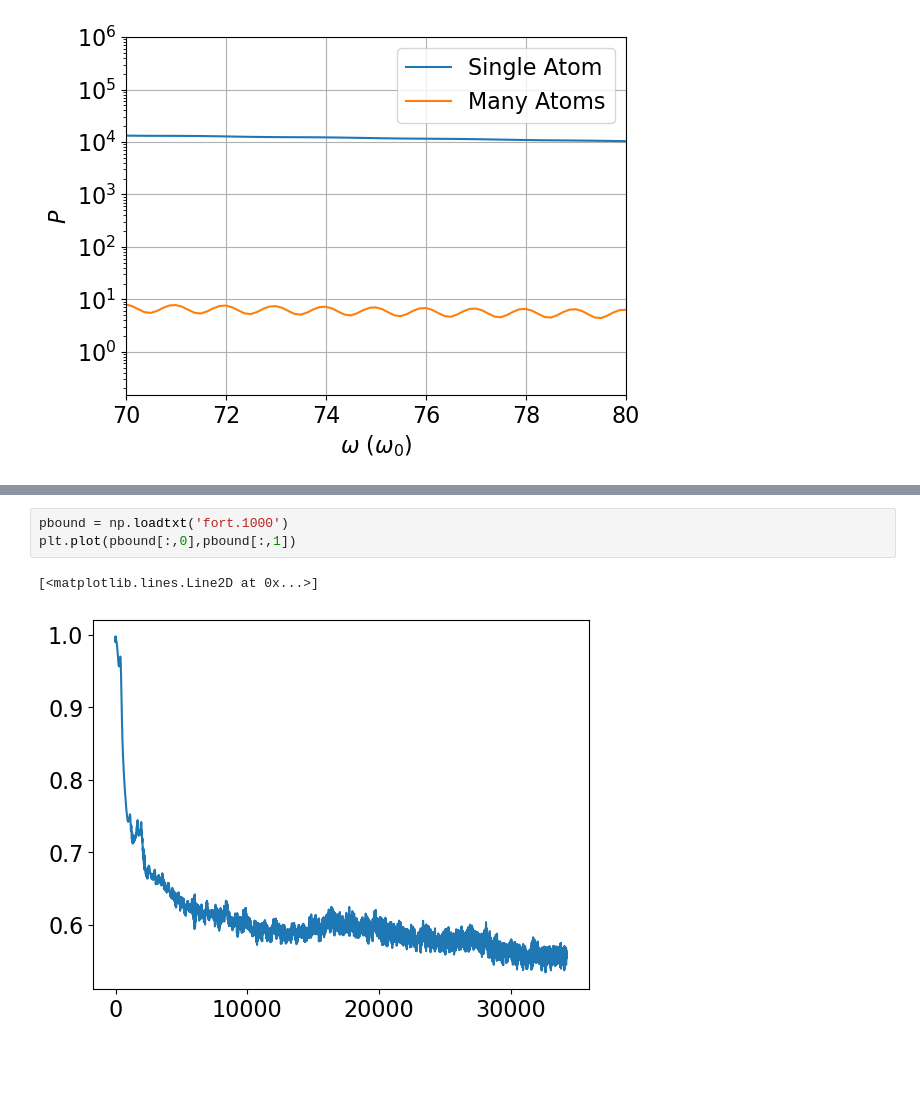
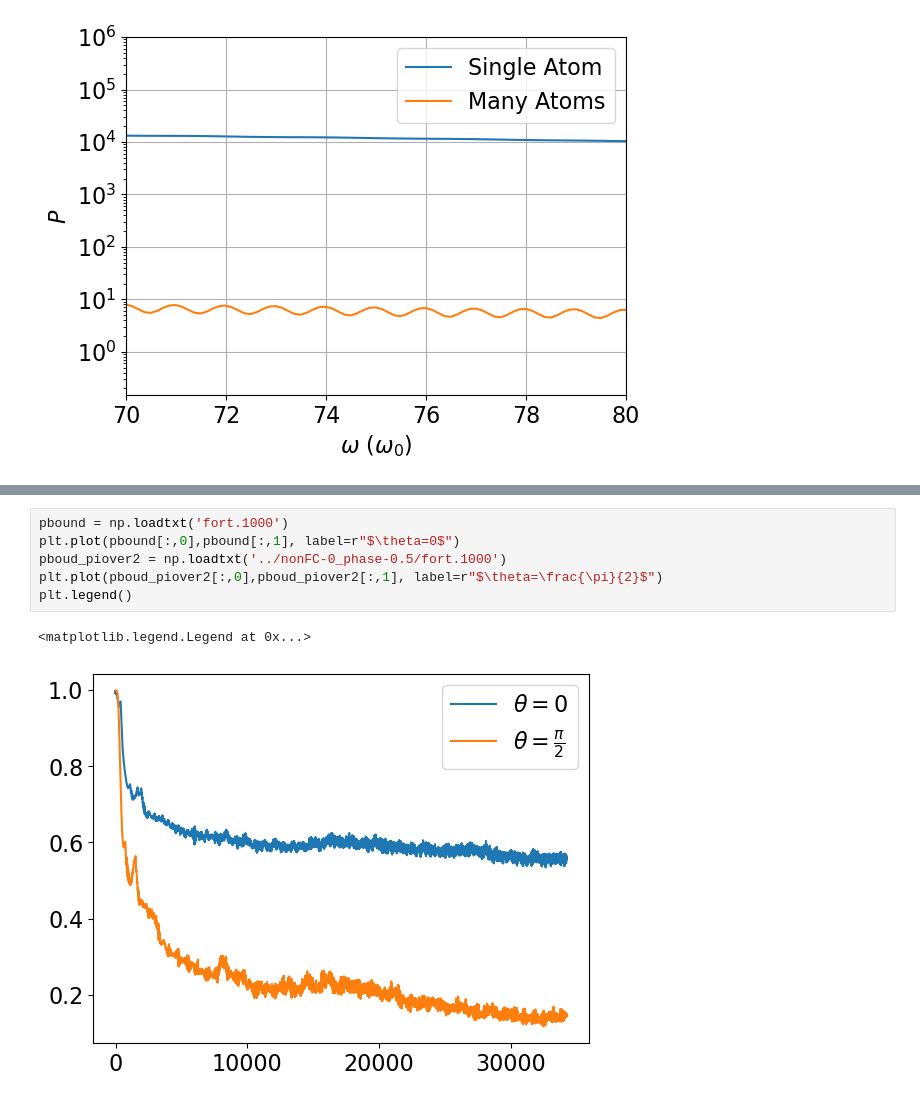
Before and after one commit to meitnerium/DDQ_HHG, a Jupyter notebook: results/nonFC-0_phase-0/analysis.ipynb, the cells around one changed output, grey strips where cells are left out. Drawn from its saved outputs; the diff is of its cells as text; blank space fills up the shorter version.

```diff
--- a/results/nonFC-0_phase-0/analysis.ipynb
+++ b/results/nonFC-0_phase-0/analysis.ipynb
@@ -142,6 +141,9 @@ plt.plot(champ[:,0],champ[:,1])
 # %%
 pbound = np.loadtxt('fort.1000')
-plt.plot(pbound[:,0],pbound[:,1])
+plt.plot(pbound[:,0],pbound[:,1], label=r"$\theta=0$")
+pboud_piover2 = np.loadtxt('../nonFC-0_phase-0.5/fort.1000')
+plt.plot(pboud_piover2[:,0],pboud_piover2[:,1], label=r"$\theta=\frac{\pi}{2}$")
+plt.legend()
 # %% [output]
-[<matplotlib.lines.Line2D at 0x...>]
+<matplotlib.legend.Legend at 0x...>
-[figure, old version]
+[figure, new version]
```
Also changed, not shown: parts of 5 cells of this notebook, 1 other file.
